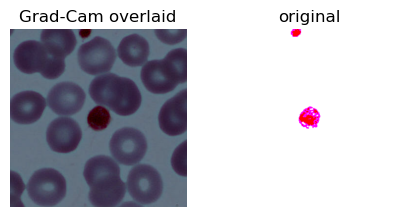
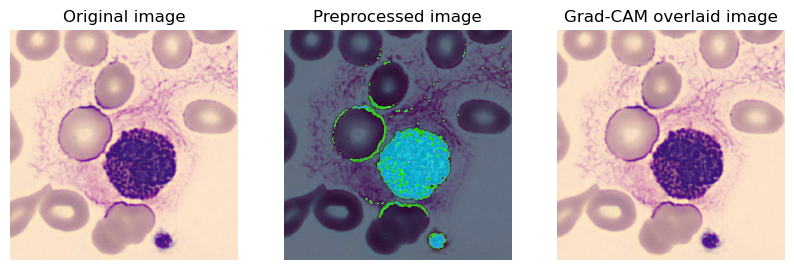
The change to this notebook cell's code, shown as a diff; its figure went from the first image to the second:
--- before
+++ after
@@ -1,13 +1,18 @@
 
-for i in range(len(images)):
-    fig = plt.figure(figsize=(5,5))
-    fig.add_subplot(1,2,1)
-    overlaid_img, predicted_class = grad_cam(images[i], model, 'block5_conv3')
+for i in range(len(normal_images)):
+    fig = plt.figure(figsize=(10,5))
+    fig.add_subplot(1,3,1)
+    overlaid_img, predicted_class = grad_cam(normal_images[i], model, 'block5_conv3')
+    plt.imshow(normal_images[i])
+    plt.axis("off")
+    plt.title("Original image")
+    fig.add_subplot(1,3,2)
+    plt.imshow(preprocessed_images[i])
+    plt.axis("off")
+    plt.title("Preprocessed image")
+    fig.add_subplot(1,3,3)
     plt.imshow(overlaid_img)
     plt.axis("off")
-    plt.title("Grad-Cam overlaid")
-    fig.add_subplot(1,2,2)
-    plt.imshow(images[i])
-    plt.axis("off")
-    plt.title("original")
+    plt.title("Grad-CAM overlaid image")
+
     

Commit: Update vgg16-model-fine-tuning_lastlayers.ipynb